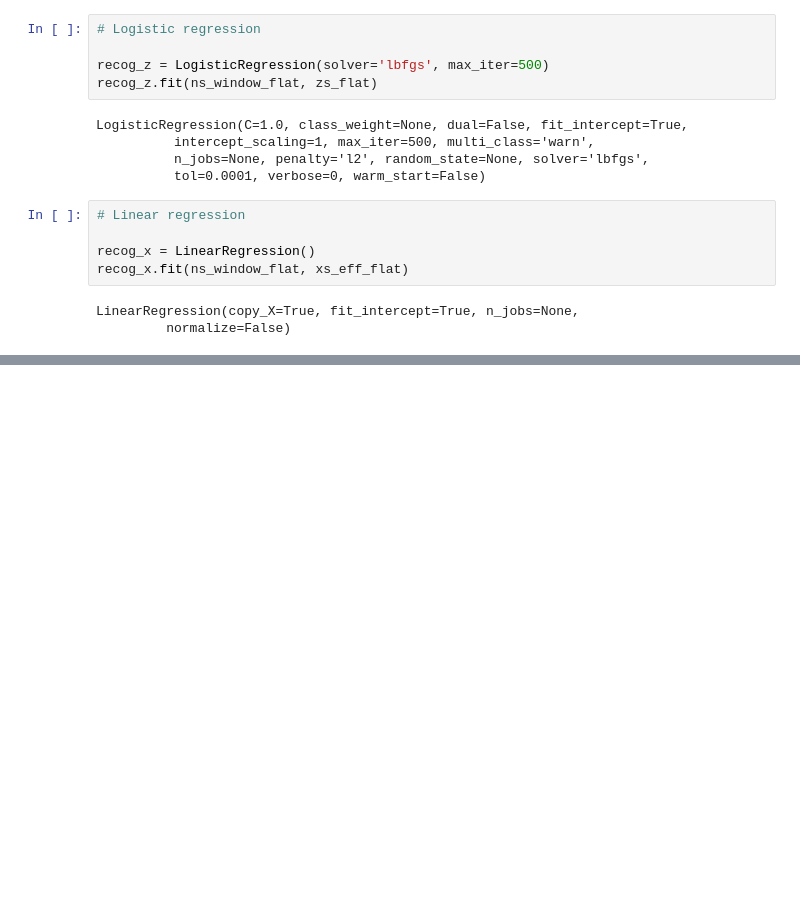
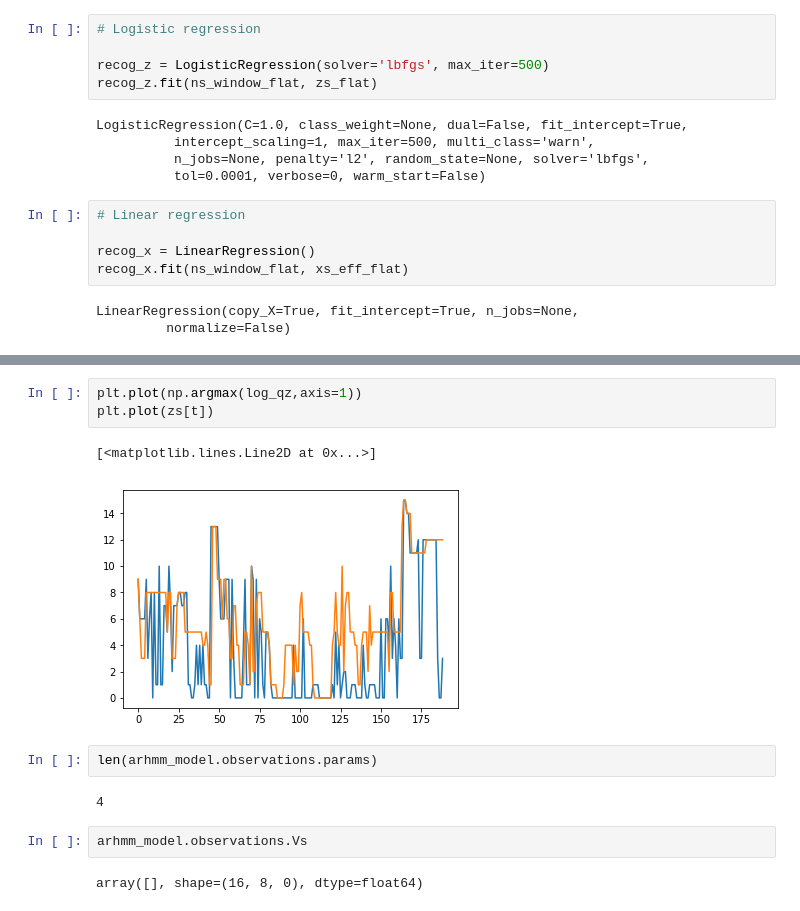
Before and after one commit to themattinthehatt/behavenet, a Jupyter notebook: behavenet/analyses/notebooks/bayesian_decoder_real_data.ipynb, the cells around one changed output, grey strips where cells are left out. Saved outputs shown, nothing was run; the diff lists cells and outputs as text; blank space fills up the shorter version.

```diff
--- a/behavenet/analyses/notebooks/bayesian_decoder_real_data.ipynb
+++ b/behavenet/analyses/notebooks/bayesian_decoder_real_data.ipynb
@@ -223,0 +256,14 @@ MSE:  297.1533571076802
+# %%
+plt.plot(np.argmax(log_qz,axis=1))
+plt.plot(zs[t])
+# %% [output]
+[<matplotlib.lines.Line2D at 0x...>]
+[figure, added]
+# %%
+len(arhmm_model.observations.params)
+# %% [output]
+4
+# %%
+arhmm_model.observations.Vs
+# %% [output]
+array([], shape=(16, 8, 0), dtype=float64)
```
Also changed, not shown: parts of 9 cells of this notebook, 1 other file.
